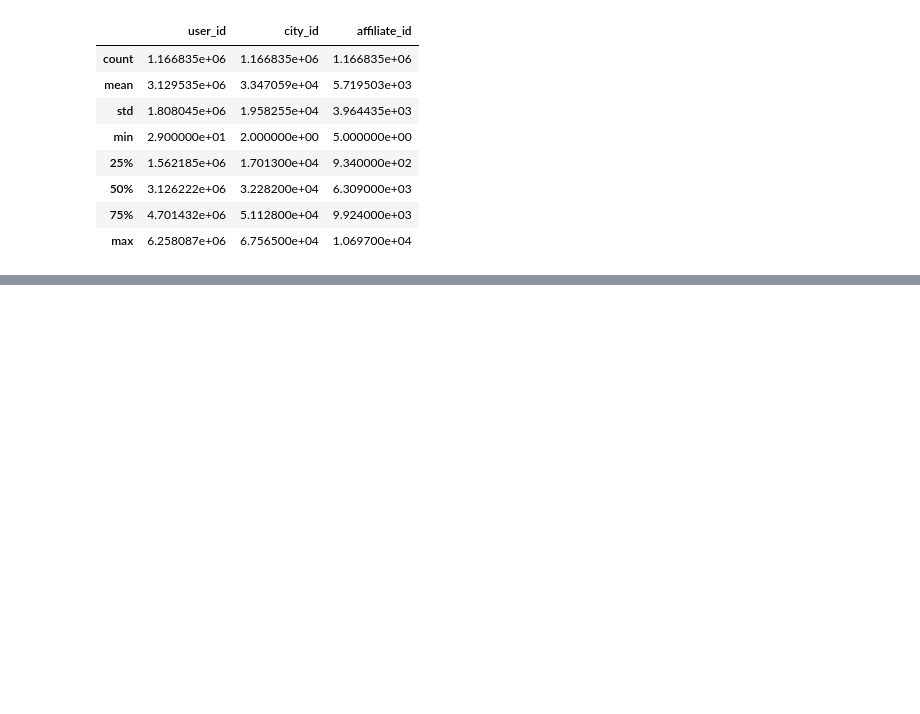
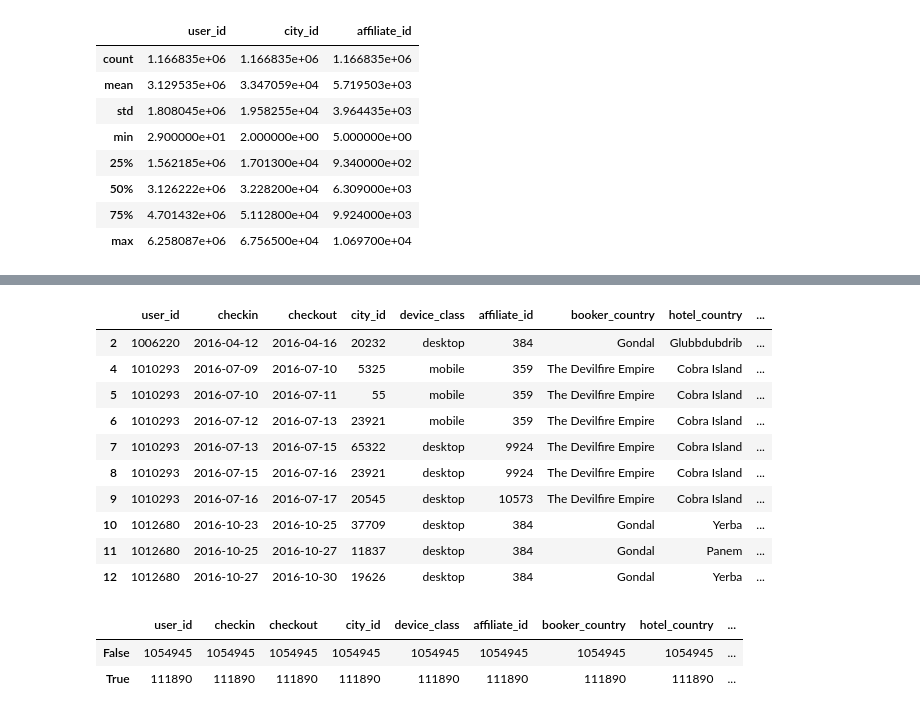
Before and after one commit to shrish83/Python-Basics, a Jupyter notebook: New folder/script.ipynb, the cells around one changed output, grey strips where cells are left out. Saved outputs shown, nothing was run; the diff lists cells and outputs as text; code cells hidden in the pictures; blank space fills up the shorter version.

```diff
--- a/New folder/script.ipynb
+++ b/New folder/script.ipynb
@@ -111,0 +164,24 @@ TypeError: Neither the `x` nor `y` variable appears to be numeric.
+# %%
+#non local tourists
+nonLocalData = data.loc[data['hotel_country']!=data['booker_country']]
+nonLocalData.head(10)
+# %% [output]
+|  | user_id | checkin | checkout | city_id | device_class | affiliate_id | booker_country | hotel_country | ... |
+| 2 | 1006220 | 2016-04-12 | 2016-04-16 | 20232 | desktop | 384 | Gondal | Glubbdubdrib | ... |
+| 4 | 1010293 | 2016-07-09 | 2016-07-10 | 5325 | mobile | 359 | The Devilfire Empire | Cobra Island | ... |
+| 5 | 1010293 | 2016-07-10 | 2016-07-11 | 55 | mobile | 359 | The Devilfire Empire | Cobra Island | ... |
+| 6 | 1010293 | 2016-07-12 | 2016-07-13 | 23921 | mobile | 359 | The Devilfire Empire | Cobra Island | ... |
+| 7 | 1010293 | 2016-07-13 | 2016-07-15 | 65322 | desktop | 9924 | The Devilfire Empire | Cobra Island | ... |
+| 8 | 1010293 | 2016-07-15 | 2016-07-16 | 23921 | desktop | 9924 | The Devilfire Empire | Cobra Island | ... |
+| 9 | 1010293 | 2016-07-16 | 2016-07-17 | 20545 | desktop | 10573 | The Devilfire Empire | Cobra Island | ... |
+| 10 | 1012680 | 2016-10-23 | 2016-10-25 | 37709 | desktop | 384 | Gondal | Yerba | ... |
+| 11 | 1012680 | 2016-10-25 | 2016-10-27 | 11837 | desktop | 384 | Gondal | Panem | ... |
+| 12 | 1012680 | 2016-10-27 | 2016-10-30 | 19626 | desktop | 384 | Gondal | Yerba | ... |
+# %%
+data.groupby(data['hotel_country']==data['booker_country']).count()  ## total no. of entries: 1166835 (true+false)
+                                                                     ##True: no. local tourists entries: 111890
+                                                                     ##False: non -local tourists entries: 1054945
+# %% [output]
+|  | user_id | checkin | checkout | city_id | device_class | affiliate_id | booker_country | hotel_country | ... |
+| False | 1054945 | 1054945 | 1054945 | 1054945 | 1054945 | 1054945 | 1054945 | 1054945 | ... |
+| True | 111890 | 111890 | 111890 | 111890 | 111890 | 111890 | 111890 | 111890 | ... |
```
Also changed, not shown: parts of 16 cells of this notebook.
